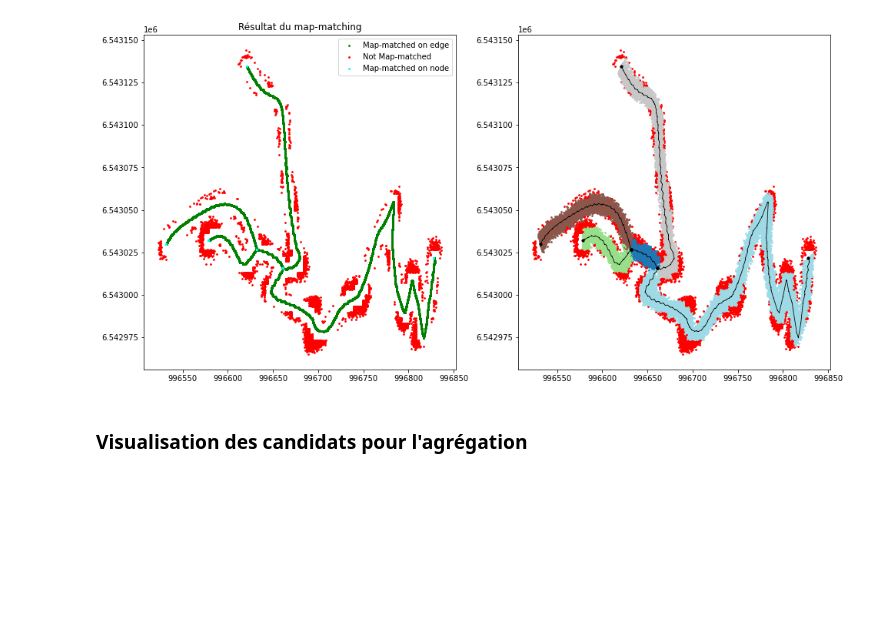
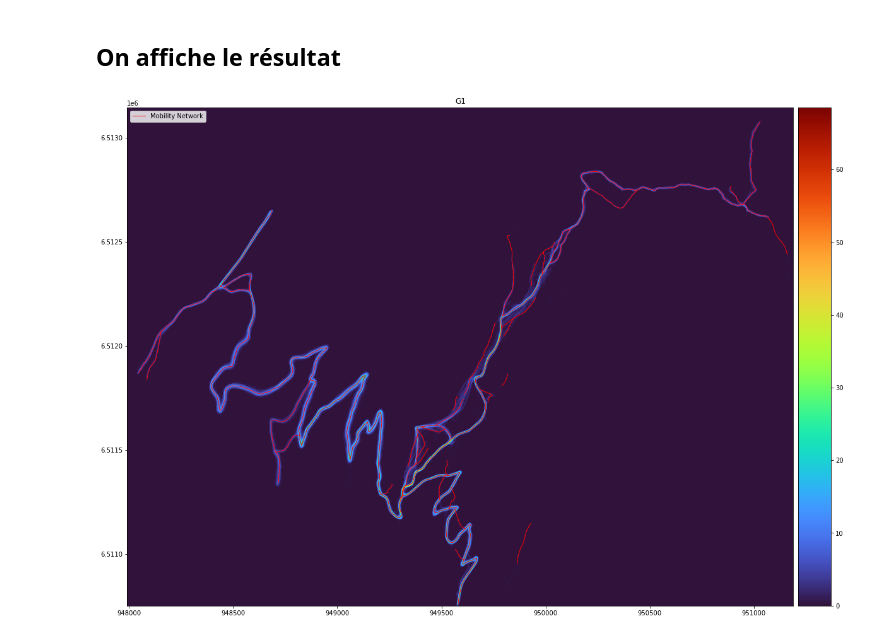
Before and after one commit to umrlastig/OutdoorFootprintNetworkPipeline, a Jupyter notebook: doc/source/examples/PedestrianGraphPlanDeLaLimace.ipynb, the cells around one changed output. Drawn from its saved outputs; the diff is of its cells as text; code cells hidden in the pictures; blank space fills up the shorter version.

```diff
--- a/doc/source/examples/PedestrianGraphPlanDeLaLimace.ipynb
+++ b/doc/source/examples/PedestrianGraphPlanDeLaLimace.ipynb
@@ -54,15 +19,0 @@ Number of nodes= 8
-# %%
-tkl.stochastics.seed(333)
-#
-noiser = tkl.NoiseProcess(amps=2.5, kernels=tkl.ExponentialKernel(80))
-
-# generate simulated trajectories from the network
-collection = tkl.generateTracksOnNetwork(network, N=1000, p_round_trip=0.05, p_cplx_trip=0.10, resolution=1, noiser=noiser)
-
-# add 3 attributes
-for idx, track in enumerate(collection):
-    track.createAnalyticalFeature('TID', idx+1)
-
-#
-plt.figure(figsize=(8, 5))
-collection.plot(append=plt)
@@ -467,0 +71,24 @@ Maximum distorsion RMSE :        16.67 %
+# %%
+""" ======================================================================= """
+"""     Chargement de la collection de traces                               """
+"""                                                                         """
+
+# chemin où sont stockés les traces Outdoorvision:
+tracespathsource = r'/home/md_vandamme/5_GPS/OV/BAUGES/walk/'
+
+# Paramètre : Coordonnées de la zone d'étude sur laquelle on construit le réseau
+#                           Polygone sous la forme d'un tableau de X et de Y
+# traces de la zone 1 (3km x 3km)
+X = [950987, 951409, 950696, 949467, 947934, 948545, 950987]
+Y = [6513197, 6512091, 6511113, 6510719, 6511949, 6512621, 6513197]
+
+fmt = tkl.TrackFormat({'ext': 'CSV',
+                       'srid': 'ENU',
+                       'id_E': 1, 'id_N': 0, 'id_U': 3, 'id_T': 2,
+                       'time_fmt': '2D/2M/4Y 2h:2m:2s',
+                       'separator': ';',
+                       'header': 0,
+                       'cmt': '#',
+                       'read_all': True})
+collection = load_raw_tracks_split(config['output']['RESULT_PATH'],
+                                   tracespathsource, fmt, X, Y)
@@ -468,9 +212,8 @@ Maximum distorsion RMSE :        16.67 %
+# %% [markdown]
+## On affiche le résultat
 # %%
-from footprint2graph.util.PlotRes import plotMM
+from footprint2graph.util.PlotRes import plotResultatFinal
 
-plotMM(RESPATH, squelette)
-plt.show()
+plotResultatFinal(config['output']['RESULT_PATH'])
 # %% [output]
-[figure, old version]
+[figure, new version]
-# %% [markdown]
-### Visualisation des candidats pour l'agrégation
```
Also changed, not shown: parts of 38 cells of this notebook, 3 other files.
